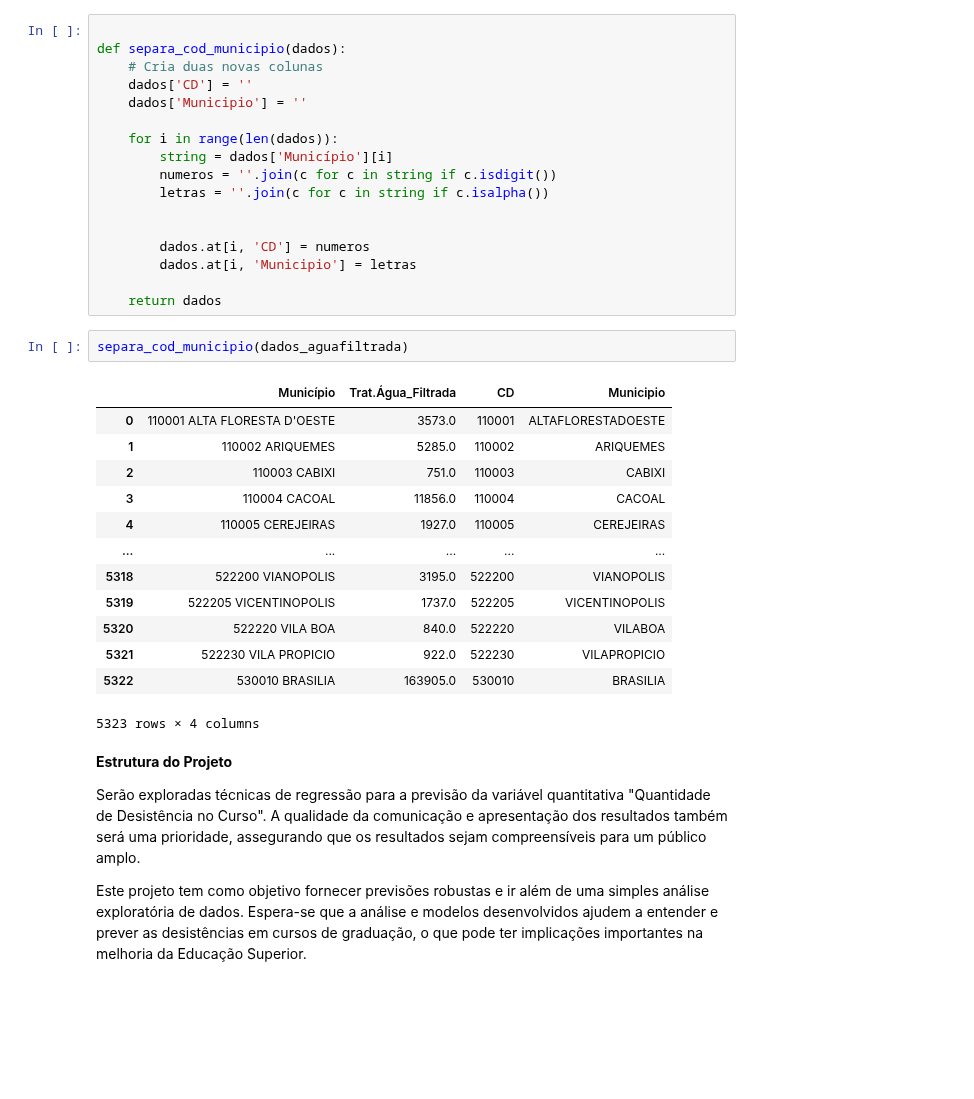
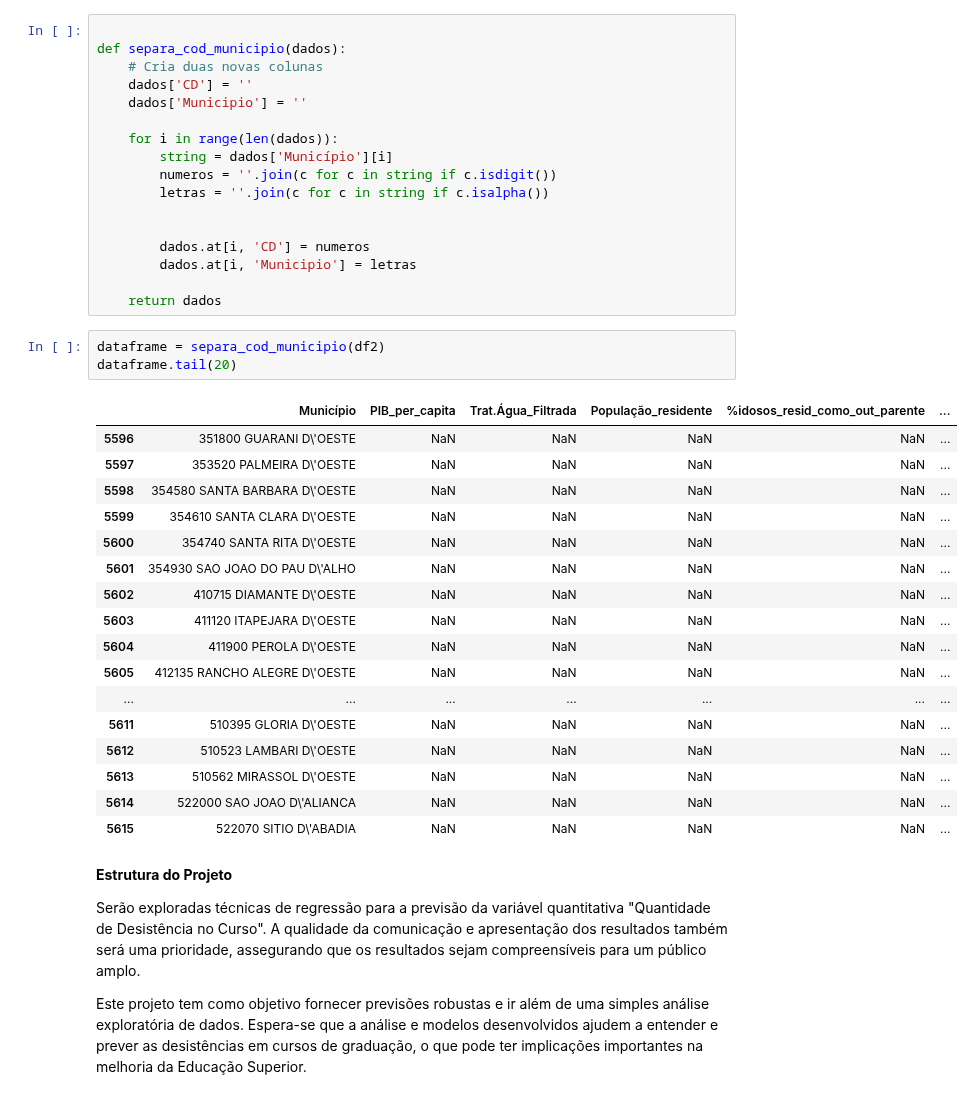
Before and after one commit to carneirogabrielly/Projeto-Microdados, a Jupyter notebook: AA_Diva.ipynb, the cells around one changed output. Cells and saved outputs as stored; diff of their text form; blank space fills up the shorter version.

```diff
--- a/AA_Diva.ipynb
+++ b/AA_Diva.ipynb
@@ -195,22 +211,27 @@ def separa_cod_municipio(dados):
         dados.at[i, 'Municipio'] = letras
 
     return dados
-# %%
-separa_cod_municipio(dados_aguafiltrada)
-# %% [output]
-|  | Município | Trat.Água_Filtrada | CD | Municipio |
-| 0 | 110001 ALTA FLORESTA D'OESTE | 3573.0 | 110001 | ALTAFLORESTADOESTE |
-| 1 | 110002 ARIQUEMES | 5285.0 | 110002 | ARIQUEMES |
-| 2 | 110003 CABIXI | 751.0 | 110003 | CABIXI |
-| 3 | 110004 CACOAL | 11856.0 | 110004 | CACOAL |
-| 4 | 110005 CEREJEIRAS | 1927.0 | 110005 | CEREJEIRAS |
-| ... | ... | ... | ... | ... |
-| 5318 | 522200 VIANOPOLIS | 3195.0 | 522200 | VIANOPOLIS |
-| 5319 | 522205 VICENTINOPOLIS | 1737.0 | 522205 | VICENTINOPOLIS |
-| 5320 | 522220 VILA BOA | 840.0 | 522220 | VILABOA |
-| 5321 | 522230 VILA PROPICIO | 922.0 | 522230 | VILAPROPICIO |
-| 5322 | 530010 BRASILIA | 163905.0 | 530010 | BRASILIA |
-5323 rows × 4 columns
+# %%
+dataframe = separa_cod_municipio(df2)
+dataframe.tail(20)
+# %% [output]
+|  | Município | PIB_per_capita | Trat.Água_Filtrada | População_residente | %idosos_resid_como_out_parente | ... |
+| 5596 | 351800 GUARANI D\'OESTE | NaN | NaN | NaN | NaN | ... |
+| 5597 | 353520 PALMEIRA D\'OESTE | NaN | NaN | NaN | NaN | ... |
+| 5598 | 354580 SANTA BARBARA D\'OESTE | NaN | NaN | NaN | NaN | ... |
+| 5599 | 354610 SANTA CLARA D\'OESTE | NaN | NaN | NaN | NaN | ... |
+| 5600 | 354740 SANTA RITA D\'OESTE | NaN | NaN | NaN | NaN | ... |
+| 5601 | 354930 SAO JOAO DO PAU D\'ALHO | NaN | NaN | NaN | NaN | ... |
+| 5602 | 410715 DIAMANTE D\'OESTE | NaN | NaN | NaN | NaN | ... |
+| 5603 | 411120 ITAPEJARA D\'OESTE | NaN | NaN | NaN | NaN | ... |
+| 5604 | 411900 PEROLA D\'OESTE | NaN | NaN | NaN | NaN | ... |
+| 5605 | 412135 RANCHO ALEGRE D\'OESTE | NaN | NaN | NaN | NaN | ... |
+| ... | ... | ... | ... | ... | ... | ... |
+| 5611 | 510395 GLORIA D\'OESTE | NaN | NaN | NaN | NaN | ... |
+| 5612 | 510523 LAMBARI D\'OESTE | NaN | NaN | NaN | NaN | ... |
+| 5613 | 510562 MIRASSOL D\'OESTE | NaN | NaN | NaN | NaN | ... |
+| 5614 | 522000 SAO JOAO D\'ALIANCA | NaN | NaN | NaN | NaN | ... |
+| 5615 | 522070 SITIO D\'ABADIA | NaN | NaN | NaN | NaN | ... |
 # %% [markdown]
 
 **Estrutura do Projeto**
```
Also changed, not shown: parts of 4 cells of this notebook.
